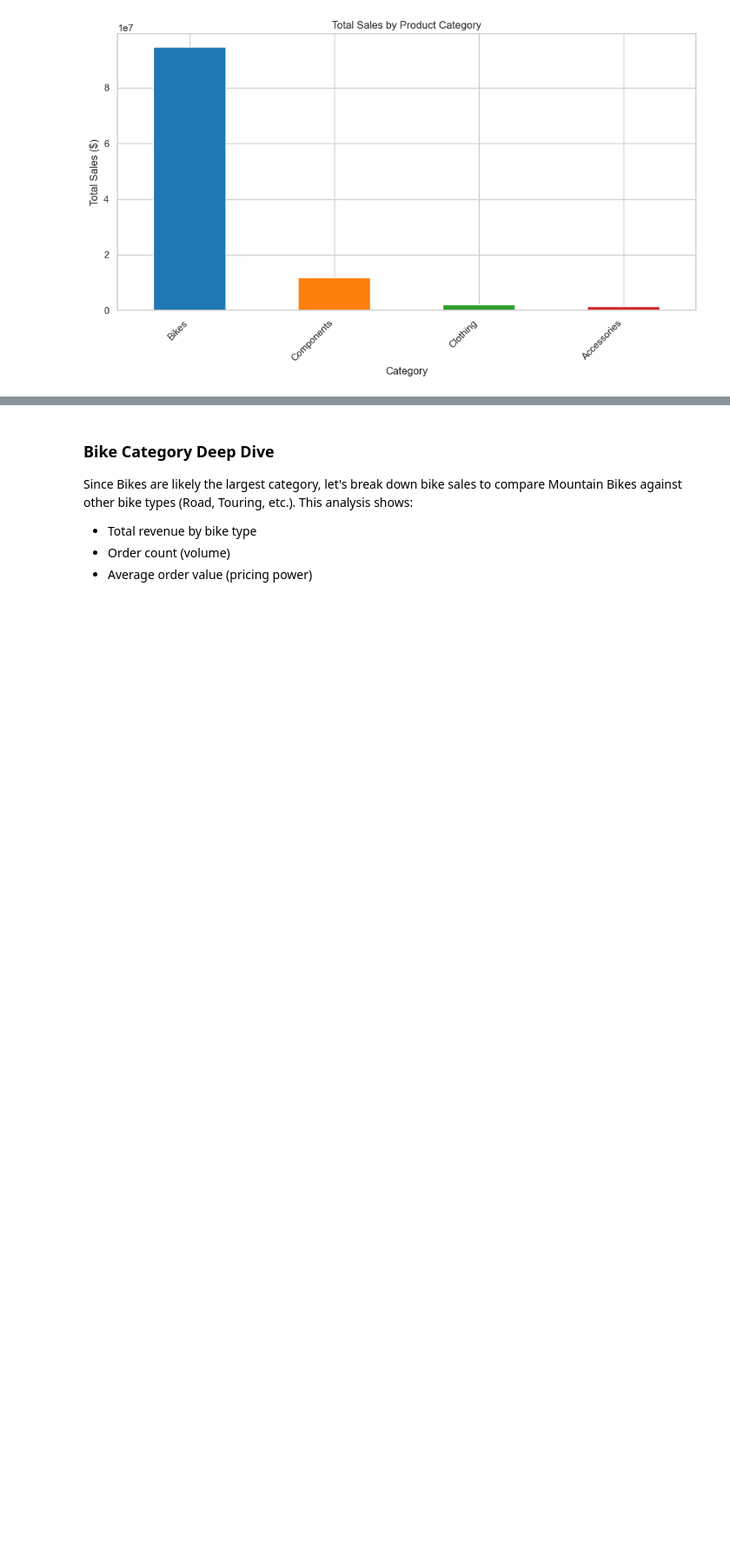
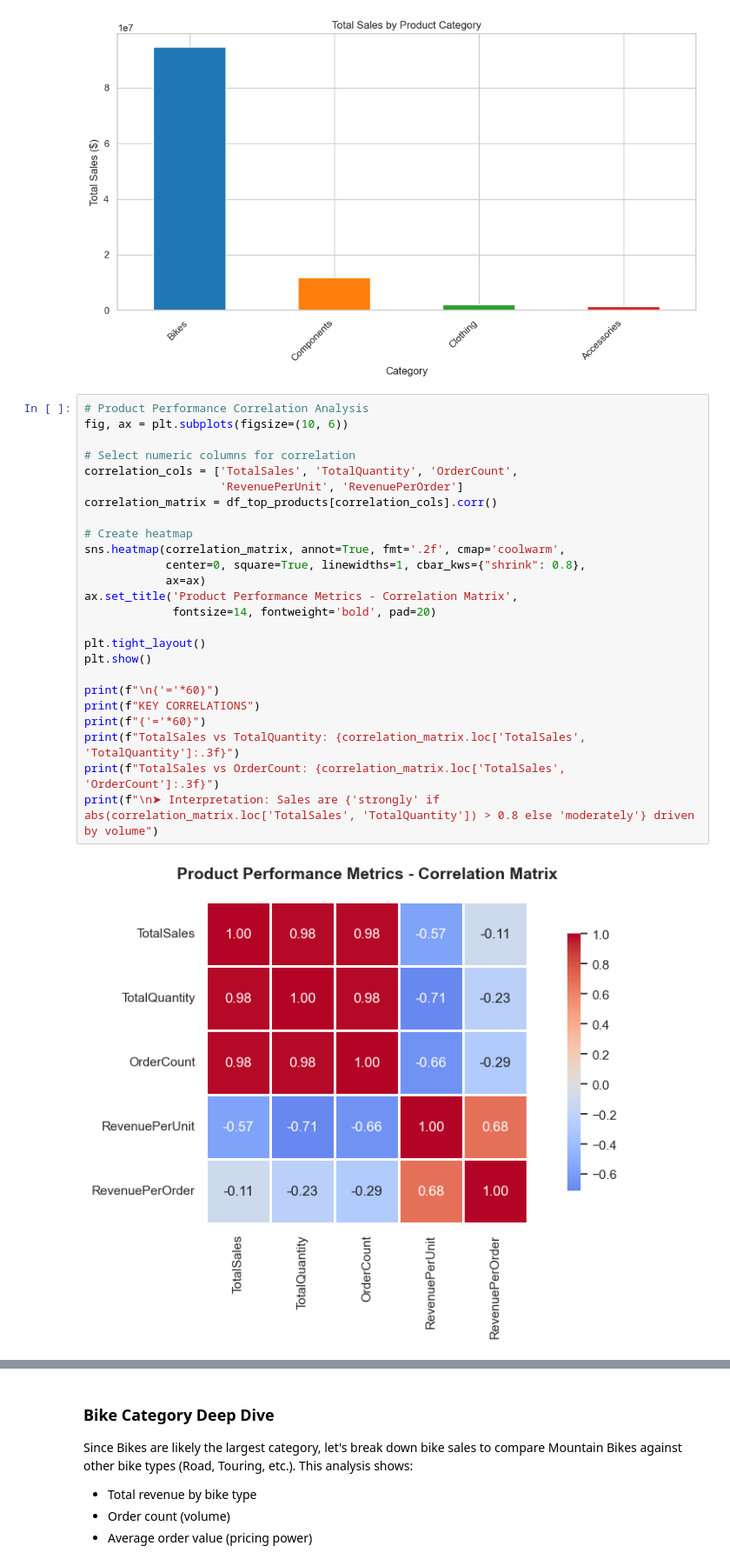
Before and after one commit to mpaturi/portfolio-projects, a Jupyter notebook: Python/Project2-AdventureWorks-SQL/notebooks/02_adw_sales_eda.ipynb, the cells around one changed output, grey strips where cells are left out. Shown at 87% size. Cells and saved outputs as stored; diff of their text form; blank space fills up the shorter version.

Commit message:
adding chart to notebook 2

```diff
--- a/Python/Project2-AdventureWorks-SQL/notebooks/02_adw_sales_eda.ipynb
+++ b/Python/Project2-AdventureWorks-SQL/notebooks/02_adw_sales_eda.ipynb
@@ -869,3 +869,30 @@ plt.tight_layout()
 plt.show()
 # %% [output]
 [figure]
+# %%
+# Product Performance Correlation Analysis
+fig, ax = plt.subplots(figsize=(10, 6))
+
+# Select numeric columns for correlation
+correlation_cols = ['TotalSales', 'TotalQuantity', 'OrderCount',
+                    'RevenuePerUnit', 'RevenuePerOrder']
+correlation_matrix = df_top_products[correlation_cols].corr()
+
+# Create heatmap
+sns.heatmap(correlation_matrix, annot=True, fmt='.2f', cmap='coolwarm',
+            center=0, square=True, linewidths=1, cbar_kws={"shrink": 0.8},
+            ax=ax)
+ax.set_title('Product Performance Metrics - Correlation Matrix',
+             fontsize=14, fontweight='bold', pad=20)
+
+plt.tight_layout()
+plt.show()
+
+print(f"\n{'='*60}")
+print(f"KEY CORRELATIONS")
+print(f"{'='*60}")
+print(f"TotalSales vs TotalQuantity: {correlation_matrix.loc['TotalSales', 'TotalQuantity']:.3f}")
+print(f"TotalSales vs OrderCount: {correlation_matrix.loc['TotalSales', 'OrderCount']:.3f}")
+print(f"\n➤ Interpretation: Sales are {'strongly' if abs(correlation_matrix.loc['TotalSales', 'TotalQuantity']) > 0.8 else 'moderately'} driven by volume")
+# %% [output]
+[figure, added]
```
Also changed, not shown: parts of 1 cell of this notebook, 1 other file.
